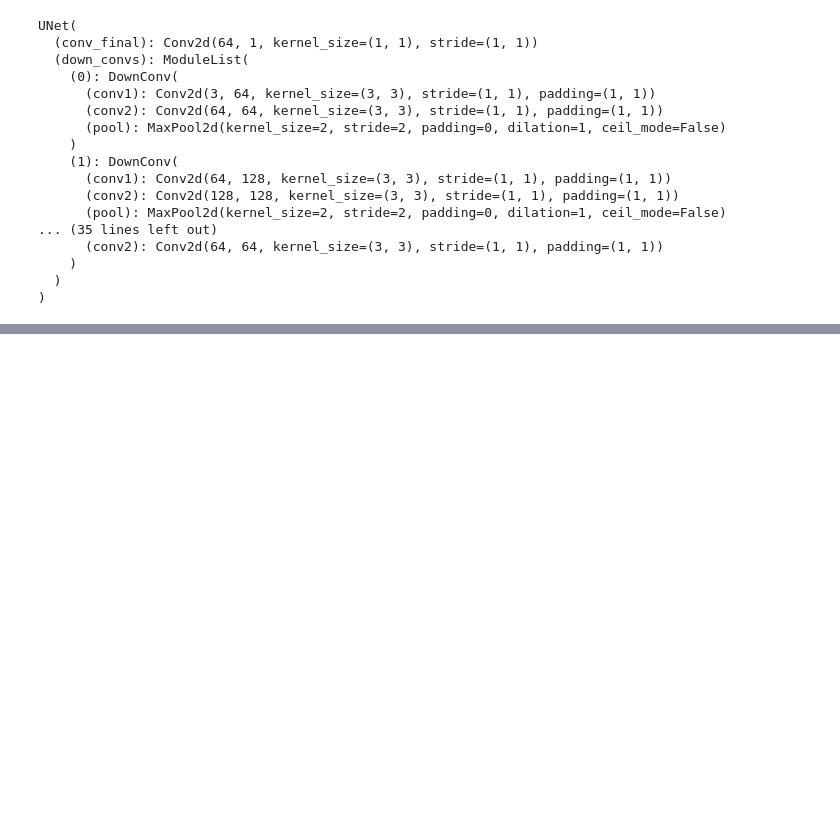
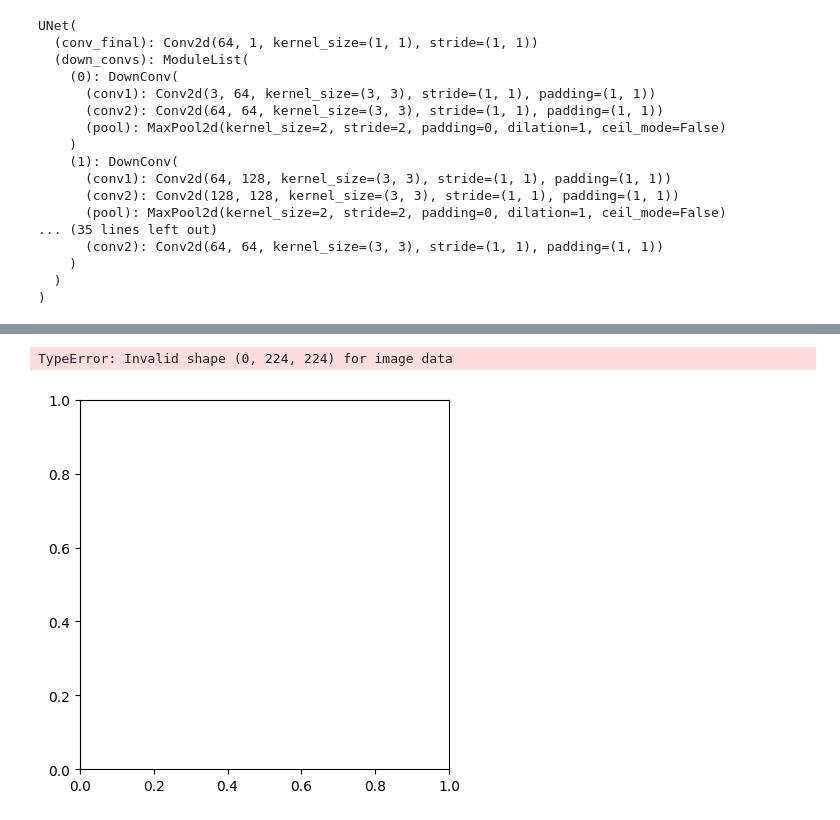
Before and after one commit to BradyWynn/aic-internal, a Jupyter notebook: train_unet.ipynb, the cells around one changed output, grey strips where cells are left out. Cells and saved outputs as stored; diff of their text form; code cells hidden in the pictures; blank space fills up the shorter version.

```diff
--- a/train_unet.ipynb
+++ b/train_unet.ipynb
@@ -109,3 +98,11 @@ test_images = torch.tensor(np.load("test_set.npy"), dtype=torch.float32)
+# %%
+index = 0
+# %%
+plt.imshow(torch.sigmoid(model(test_images[index:index+1].permute(0, 3, 1, 2).to(device)).squeeze()).cpu().detach())
+index += 1
+# %% [output]
+TypeError: Invalid shape (0, 224, 224) for image data
+[figure, added]
 # %%
 cropped_images = []
 for i in range(test_images.shape[0]):
```
Also changed, not shown: parts of 9 cells of this notebook, 3 other files.
